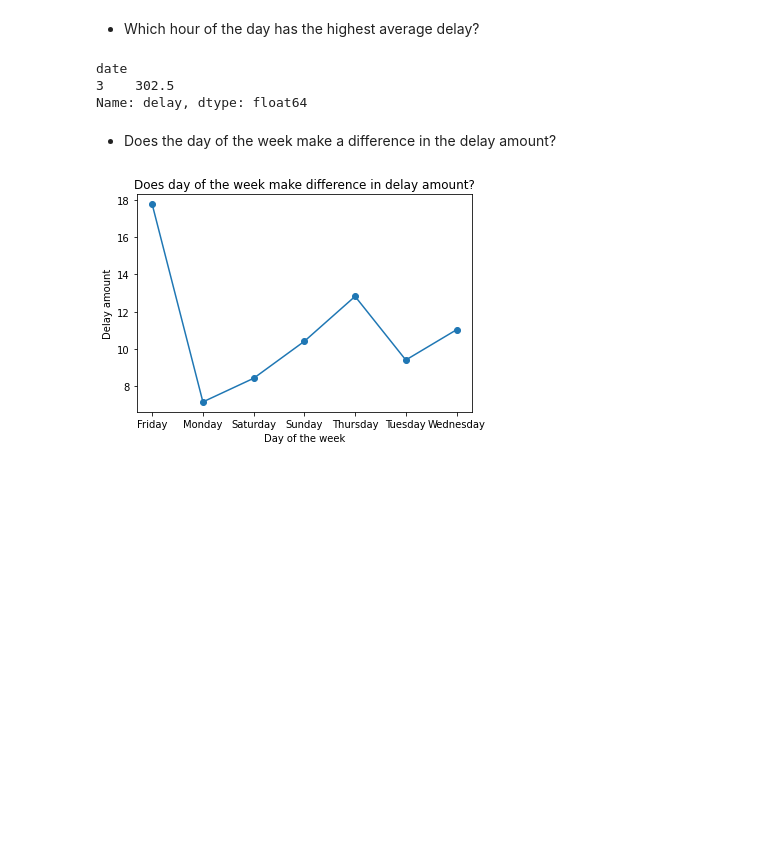
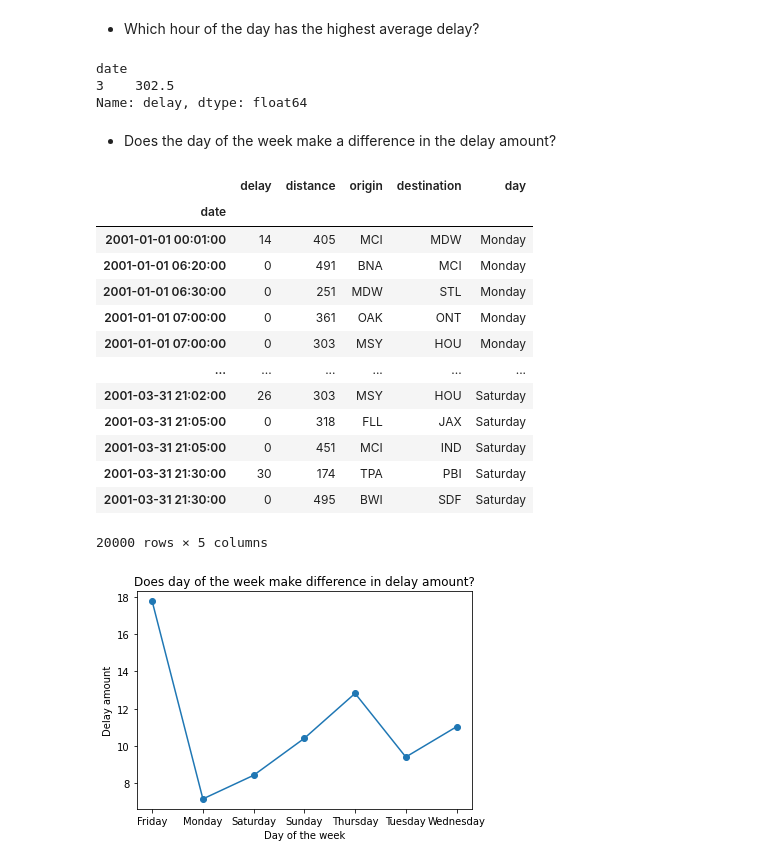
Before and after one commit to MainaliB/time-series-exercises, a Jupyter notebook: time_series_manipulation.ipynb, the cells around one changed output. Drawn from its saved outputs; the diff is of its cells as text; code cells hidden in the pictures; blank space fills up the shorter version.

Commit message:
Time Series Manipulation Exercises Completed

```diff
--- a/time_series_manipulation.ipynb
+++ b/time_series_manipulation.ipynb
@@ -269,16 +306,35 @@ flights_df.delay.where(flights_df.delay> 0, 0, inplace = True)
 flight_df = flights_df.set_index('date').sort_index()
 # %% [markdown]
 - Which hour of the day has the highest average delay?
-# %%
-flight_df.groupby([flight_df.index.hour], as_index = True).delay.mean().sort_values(ascending = False).head(1)
-# %% [output]
-date
-3    302.5
-Name: delay, dtype: float64
+# %%
+# grouping the dataframe by hour of the day and then getting the mean of the delay time and sorting the value in
+# descending order to get the highest mean on top
+
+flight_df.groupby([flight_df.index.hour], as_index = True).delay.mean().sort_values(ascending = False).head(1)
+# %% [output]
+date
+3    302.5
+Name: delay, dtype: float64
 # %% [markdown]
 - Does the day of the week make a difference in the delay amount?
-# %%
-flight_df['date'] = flight_df.index
-# %%
-flight_df['day'] = flight_df.date.dt.day_name()
+# %%
+# adding the day of the week to the dataframe
+
+flight_df['day'] = flight_df.index.day_name()
+flight_df
+# %% [output]
+|  | delay | distance | origin | destination | day |
+| date |  |  |  |  |  |
+| 2001-01-01 00:01:00 | 14 | 405 | MCI | MDW | Monday |
+| 2001-01-01 06:20:00 | 0 | 491 | BNA | MCI | Monday |
+| 2001-01-01 06:30:00 | 0 | 251 | MDW | STL | Monday |
+| 2001-01-01 07:00:00 | 0 | 361 | OAK | ONT | Monday |
+| 2001-01-01 07:00:00 | 0 | 303 | MSY | HOU | Monday |
+| ... | ... | ... | ... | ... | ... |
+| 2001-03-31 21:02:00 | 26 | 303 | MSY | HOU | Saturday |
+| 2001-03-31 21:05:00 | 0 | 318 | FLL | JAX | Saturday |
+| 2001-03-31 21:05:00 | 0 | 451 | MCI | IND | Saturday |
+| 2001-03-31 21:30:00 | 30 | 174 | TPA | PBI | Saturday |
+| 2001-03-31 21:30:00 | 0 | 495 | BWI | SDF | Saturday |
+20000 rows × 5 columns
 # %%
```
Also changed, not shown: parts of 23 cells of this notebook.
